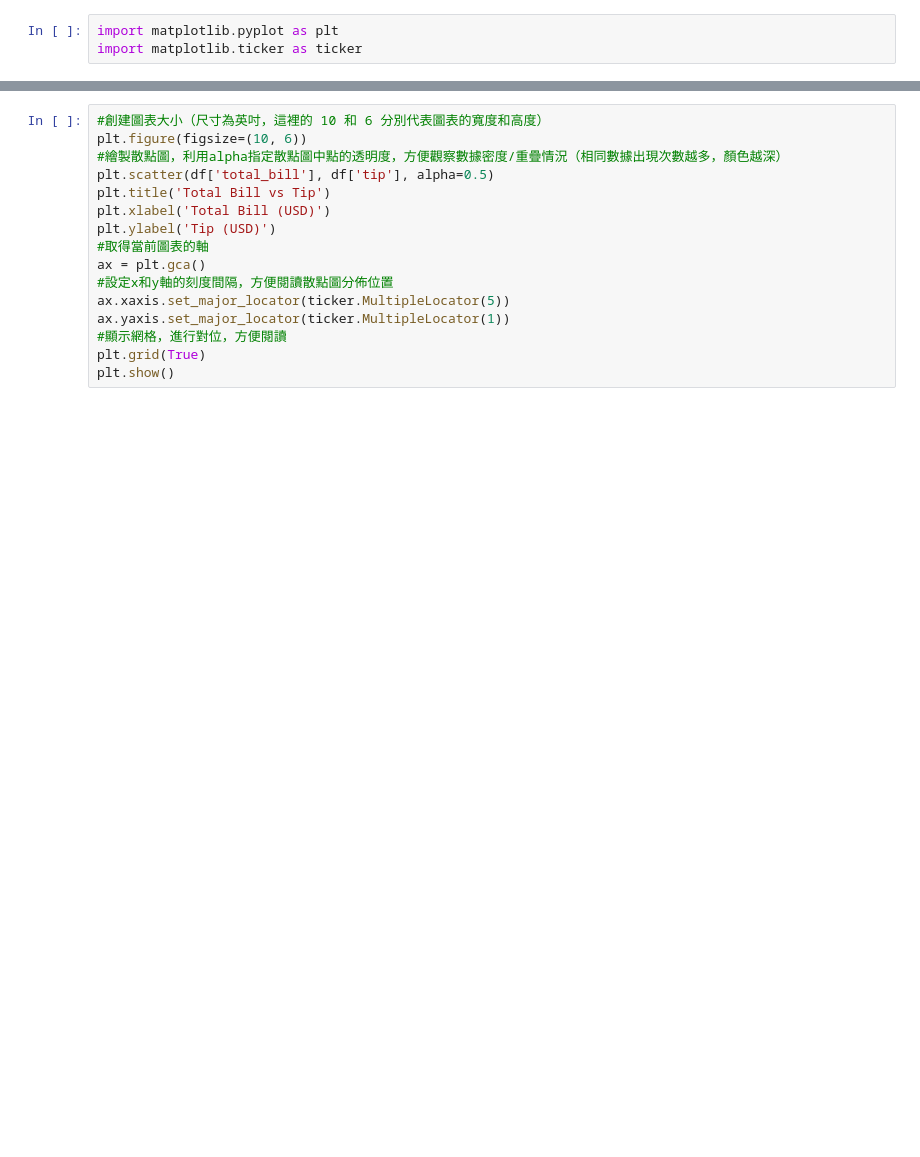
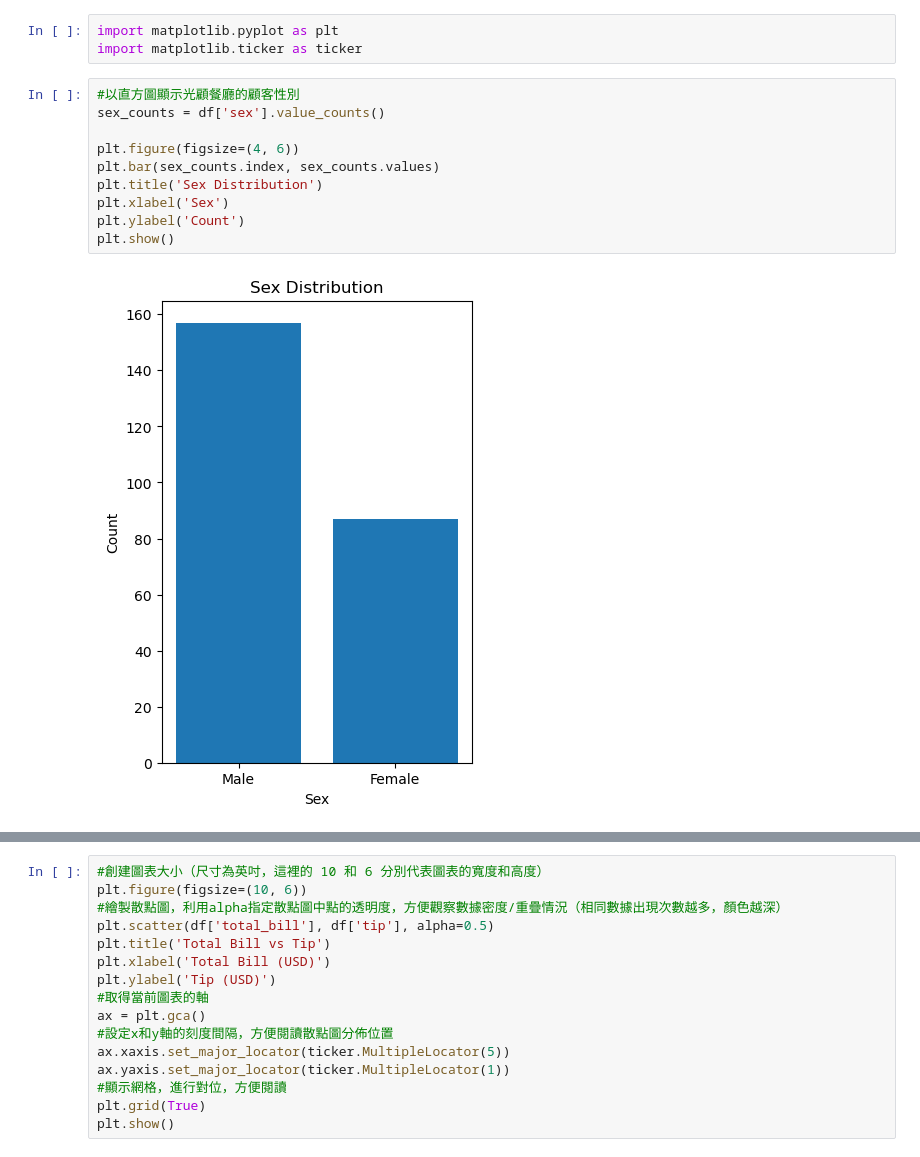
Before and after one commit to l007l/112-2-Programming-Language, a Jupyter notebook: HW2/資料視覺化.ipynb, the cells around one changed output, grey strips where cells are left out. Saved outputs shown, nothing was run; the diff lists cells and outputs as text; blank space fills up the shorter version.

```diff
--- a/HW2/資料視覺化.ipynb
+++ b/HW2/資料視覺化.ipynb
@@ -25,3 +25,15 @@ df
 # %%
 import matplotlib.pyplot as plt
 import matplotlib.ticker as ticker
+# %%
+#以直方圖顯示光顧餐廳的顧客性別
+sex_counts = df['sex'].value_counts()
+
+plt.figure(figsize=(4, 6))
+plt.bar(sex_counts.index, sex_counts.values)
+plt.title('Sex Distribution')
+plt.xlabel('Sex')
+plt.ylabel('Count')
+plt.show()
+# %% [output]
+[figure, added]
```
Also changed, not shown: parts of 5 cells of this notebook.
